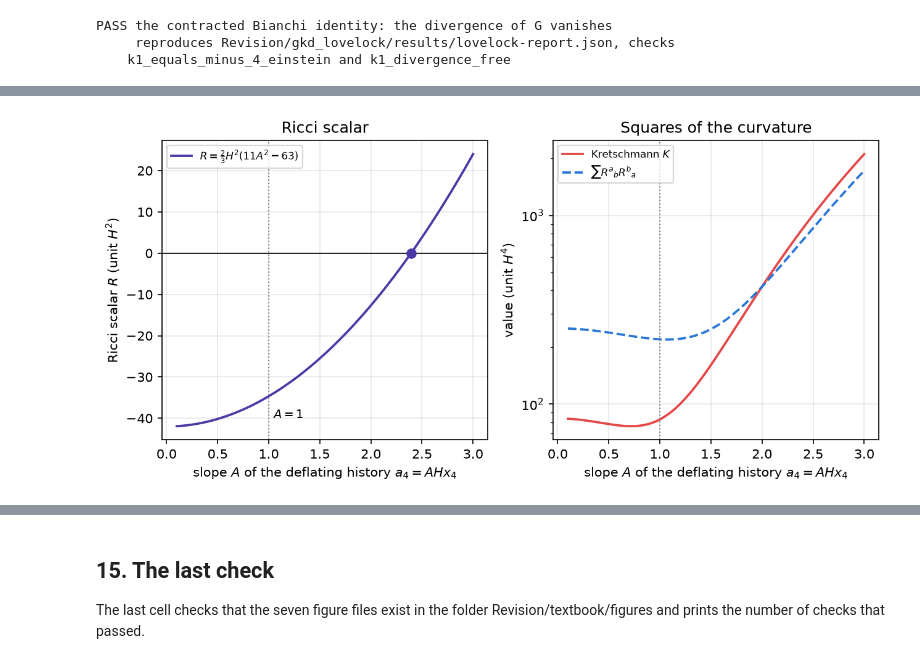
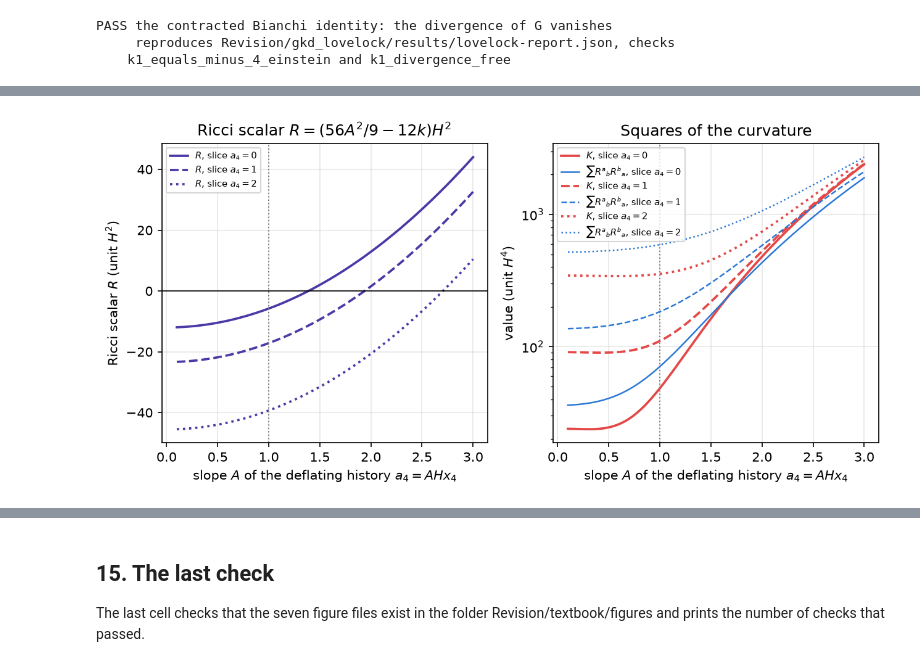
Before and after one commit to once-ere/Dirac_claude, a Jupyter notebook: Revision/textbook/notebooks/03b_curvature.ipynb, the cells around one changed output, grey strips where cells are left out. Cells and saved outputs as stored; diff of their text form; code cells hidden in the pictures.

```diff
--- a/Revision/textbook/notebooks/03b_curvature.ipynb
+++ b/Revision/textbook/notebooks/03b_curvature.ipynb
@@ -1652,15 +1722,15 @@ def ricci(mixed_table, n):
 
 Ric = ricci(R_mixed, 8)
 R_scalar = tidy(Ric.trace())
-G = (Ric - R_scalar / 2 * sp.eye(8)).applyfunc(tidy)
+G_mixed = (Ric - R_scalar / 2 * sp.eye(8)).applyfunc(tidy)
 for k in range(8):
-    say(f"  {NAMES[k]}: R^a_a = {sp.sstr(plain(Ric[k, k])):18s} "
-        f"G^a_a = {plain(G[k, k])}")
+    say(f"  {NAMES[k]}: R^a_a = {plain(Ric[k, k])}")
+    say(f"      G^a_a = {plain(G_mixed[k, k])}")
 say(f"Ricci scalar R = {plain(R_scalar)}")
 ricci_ok = all(same(Ric[i, j], from_mathematica(
     record["ricciMixed"][f"{NAMES[i]},{NAMES[j]}"]["mathematica"]))
     for i in range(8) for j in range(8))
-einstein_ok = all(same(G[i, j], from_mathematica(
+einstein_ok = all(same(G_mixed[i, j], from_mathematica(
     record["einsteinMixed"][f"{NAMES[i]},{NAMES[j]}"]["mathematica"]))
     for i in range(8) for j in range(8))
 scalar_ok = same(R_scalar, from_mathematica(record["ricciScalar"]))
@@ -1888,9 +1971,11 @@ The Rust program checked the same for its tensor $P_{(1)} = -4G$ (its checks
 # %%
 divergence = []
 for nu in range(8):
-    value = sum(sp.diff(G[mu, nu], X[mu]) for mu in range(8)) \
-        + sum(Gamma[mu][mu][lam] * G[lam, nu] for mu in range(8) for lam in range(8)) \
-        - sum(Gamma[lam][mu][nu] * G[mu, lam] for mu in range(8) for lam in range(8))
+    value = sum(sp.diff(G_mixed[mu, nu], X[mu]) for mu in range(8)) \
+        + sum(Gamma[mu][mu][lam] * G_mixed[lam, nu]
+              for mu in range(8) for lam in range(8)) \
+        - sum(Gamma[lam][mu][nu] * G_mixed[mu, lam]
+              for mu in range(8) for lam in range(8))
     divergence.append(vanishes(value))
 record_check(RUST_REPORT, "k1_equals_minus_4_einstein")  # stops if not passed
 record_check(RUST_REPORT, "k1_divergence_free")
@@ -2077,51 +2168,67 @@ $A = \sqrt{63/11} = 2.39$), the two squares on a logarithmic axis.
 # %%
 A = sp.symbols("A", real=True)  # the slope of the history a4 = A H x4
 on_history = {a4p: A * H, a4pp: 0, b4p: BETA * A * H * b4v,
-              b4pp: (BETA * A * H) ** 2 * b4v}  # b4v drops out of every scalar
-R_A = sp.factor(sp.simplify(symbolic(R_scalar).subs(on_history)))
-K_A = sp.factor(sp.simplify(K.subs(on_history)))
-RR_A = sp.factor(sp.simplify(ricci_square.subs(on_history)))
-say(f"on the history: R = {R_A},  K = {K_A},  R^a_b R^b_a = {RR_A}")
-check(all(sp.expand(f.subs(A, -A) - f) == 0 and not f.has(b4v)
+              b4pp: (BETA * A * H) ** 2 * b4v}
+
+
+def along_history(expression):
+    """An expression on the history, written with A, k and H."""
+    value = sp.simplify(symbolic(expression).subs(on_history).subs(TO_K))
+    return sp.factor(sp.expand(value))
+
+
+R_A, K_A, RR_A = (along_history(e) for e in (R_scalar, K, ricci_square))
+say(f"on the history: R = {R_A}")
+say(f"  K = {sp.expand(K_A)}")
+say(f"  R^a_b R^b_a = {sp.expand(RR_A)}")
+check(all(sp.expand(f.subs(A, -A) - f) == 0 and not f.has(b4v) and not f.has(a4v)
           for f in (R_A, K_A, RR_A)),
-      "on the history the curvature scalars are even in A and free of b4(0)")
+      "on the history the curvature scalars are even in A and depend on A and k only")
 A_line = np.linspace(0.1, 3.0, 291)  # slopes 0.1, 0.11, ..., 3; A_line[90] = 1
-R_numbers = sp.lambdify(A, R_A.subs(H, 1))(A_line)
-K_numbers = sp.lambdify(A, K_A.subs(H, 1))(A_line)
-RR_numbers = sp.lambdify(A, RR_A.subs(H, 1))(A_line)
+SLICE_K = [(0, 1.0), (1, np.exp(2.0 / 3.0)), (2, np.exp(4.0 / 3.0))]  # (a4, k)
 fig, axes = plt.subplots(1, 2, figsize=(10.0, 4.2))
-axes[0].plot(A_line, R_numbers, color=VIOLET, lw=1.8,
-             label="$R = \\frac{2}{3}H^2(11A^2 - 63)$")
+for (slice_a4, k_number), style in zip(SLICE_K, ("-", "--", ":")):
+    on_slice = {H: 1, k_sym: k_number}
+    R_numbers = sp.lambdify(A, R_A.subs(on_slice))(A_line)
+    K_numbers = sp.lambdify(A, K_A.subs(on_slice))(A_line)
+    RR_numbers = sp.lambdify(A, RR_A.subs(on_slice))(A_line)
+    axes[0].plot(A_line, R_numbers, color=VIOLET, ls=style, lw=1.8,
+                 label=f"$R$, slice $a_4 = {slice_a4}$")
+    axes[1].plot(A_line, K_numbers, color=RED, ls=style, lw=1.8,
+                 label=f"$K$, slice $a_4 = {slice_a4}$")
+    axes[1].plot(A_line, RR_numbers, color=BLUE, ls=style, lw=1.2,
+                 label=f"$\\sum R^a{{}}_b R^b{{}}_a$, slice $a_4 = {slice_a4}$")
 axes[0].axhline(0.0, color="black", lw=0.8)
-axes[0].plot([np.sqrt(63 / 11)], [0.0], "o", color=VIOLET, ms=7)  # the zero of R
 axes[0].set_ylabel("Ricci scalar $R$ (unit $H^2$)")
-axes[0].set_title("Ricci scalar")
-axes[1].plot(A_line, K_numbers, color=RED, lw=1.8, label="Kretschmann $K$")
-axes[1].plot(A_line, RR_numbers, color=BLUE, lw=1.8, ls="--",
-             label="$\\sum R^a{}_b R^b{}_a$")
+axes[0].set_title("Ricci scalar $R = (56A^2/9 - 12k)H^2$")
 axes[1].set_yscale("log")
 axes[1].set_ylabel("value (unit $H^4$)")
 axes[1].set_title("Squares of the curvature")
 for ax in axes:
     ax.axvline(1.0, color="grey", lw=1.0, ls=":")  # the canonical slope A = 1
     ax.set_xlabel("slope $A$ of the deflating history $a_4 = A H x_4$")
-    ax.legend(fontsize=8, loc="upper left")
-axes[0].text(1.05, -40, "$A = 1$", fontsize=9)
+    ax.legend(fontsize=7, loc="upper left")
+R_canonical = [float(R_A.subs({A: 1, H: 1, k_sym: k_number}))
+               for _, k_number in SLICE_K]
+K_canonical = float(K_A.subs({A: 1, H: 1, k_sym: 1}))
 save_figure(fig, "scalars_versus_a",
-            "The curvature scalars of the author's metric along the deflating "
-            "history $a_4 = AHx_4$, $b_4 = b_4(0)\\,e^{4AHx_4/3}$ "
+            "The curvature scalars of the corrected metric along the deflating "
+            "history $a_4 = AHx_4$, $b_4 = e^{4AHx_4/3}$ "
             "($a_4^{\\prime} = AH$, $a_4^{\\prime\\prime} = 0$, "
             "$b_4^{\\prime}/b_4 = \\tfrac43 AH$) as functions of the slope $A$ from "
-            "$0.1$ to $3$, with $H = 1$; horizontal axes $A$ (a pure number), the "
+            "$0.1$ to $3$, with $H = 1$, at the three slices $a_4 = 0$ (solid), $1$ "
+            "(dashed) and $2$ (dotted), where $k = e^{2a_4/3} = 1$, $1.95$ and "
+            "$3.79$; horizontal axes $A$ (a pure number), the "
             "dotted vertical line marks the canonical $A = 1$ of the Revision "
-            "record. Left: the Ricci scalar $R = \\frac23 H^2(11A^2 - 63)$ in units "
-            "of $H^2$, negative for $A < \\sqrt{63/11} = 2.39$ and zero at the dot. "
-            "Right, on a logarithmic axis in units of $H^4$: the Kretschmann scalar "
-            "$K = \\frac{4}{27}H^4(191A^4 - 198A^2 + 567)$ (solid) and "
-            "$\\sum R^a{}_b R^b{}_a = \\frac49 H^4(55A^4 - 126A^2 + 567)$ "
-            "(dashed), both positive for every $A$.")
-check(abs(R_numbers[90] - (-104.0 / 3.0)) < 1e-9
-      and abs(K_numbers[90] - 2240.0 / 27.0) < 1e-9
-      and sp.expand(R_A - sp.Rational(2, 3) * H ** 2 * (11 * A ** 2 - 63)) == 0,
-      "on the history at A = 1: R = -104/3 H^2 and K = 2240/27 H^4")
+            "record. Left: the Ricci scalar $R = (56A^2/9 - 12k)H^2$ in units "
+            f"of $H^2$ ($R = {R_canonical[0]:.4g}$, ${R_canonical[1]:.4g}$, "
+            f"${R_canonical[2]:.4g}$ at $A = 1$). Right, on a logarithmic axis in "
+            "units of $H^4$: the Kretschmann scalar $K$ (red) and "
+            "$\\sum R^a{}_b R^b{}_a$ (blue), both positive for every $A$; as $k$ "
+            "grows along the history, the curvature of the shrinking block of the "
+            f"hidden direction and the extra times grows ($K = {K_canonical:.4g}$ "
+            "at $A = 1$, $a_4 = 0$).")
+check(sp.expand(R_A - (sp.Rational(56, 9) * A ** 2 - 12 * k_sym) * H ** 2) == 0
+      and abs(R_canonical[0] - (-52.0 / 9.0)) < 1e-12,
+      "on the history R = (56 A^2/9 - 12 k) H^2; at A = 1, a4 = 0: R = -52/9 H^2")
 # %% [output]
@@ -2131,2 +2239,2 @@ PASS on the history the curvature scalars are even in A and free of b4(0)
-[figure, old version]
+[figure, new version]
 Figure 03b.6 saved as Revision/textbook/figures/03b_6_scalars_versus_a.png
```
Also changed, not shown: parts of 51 cells of this notebook, 32 other files.
